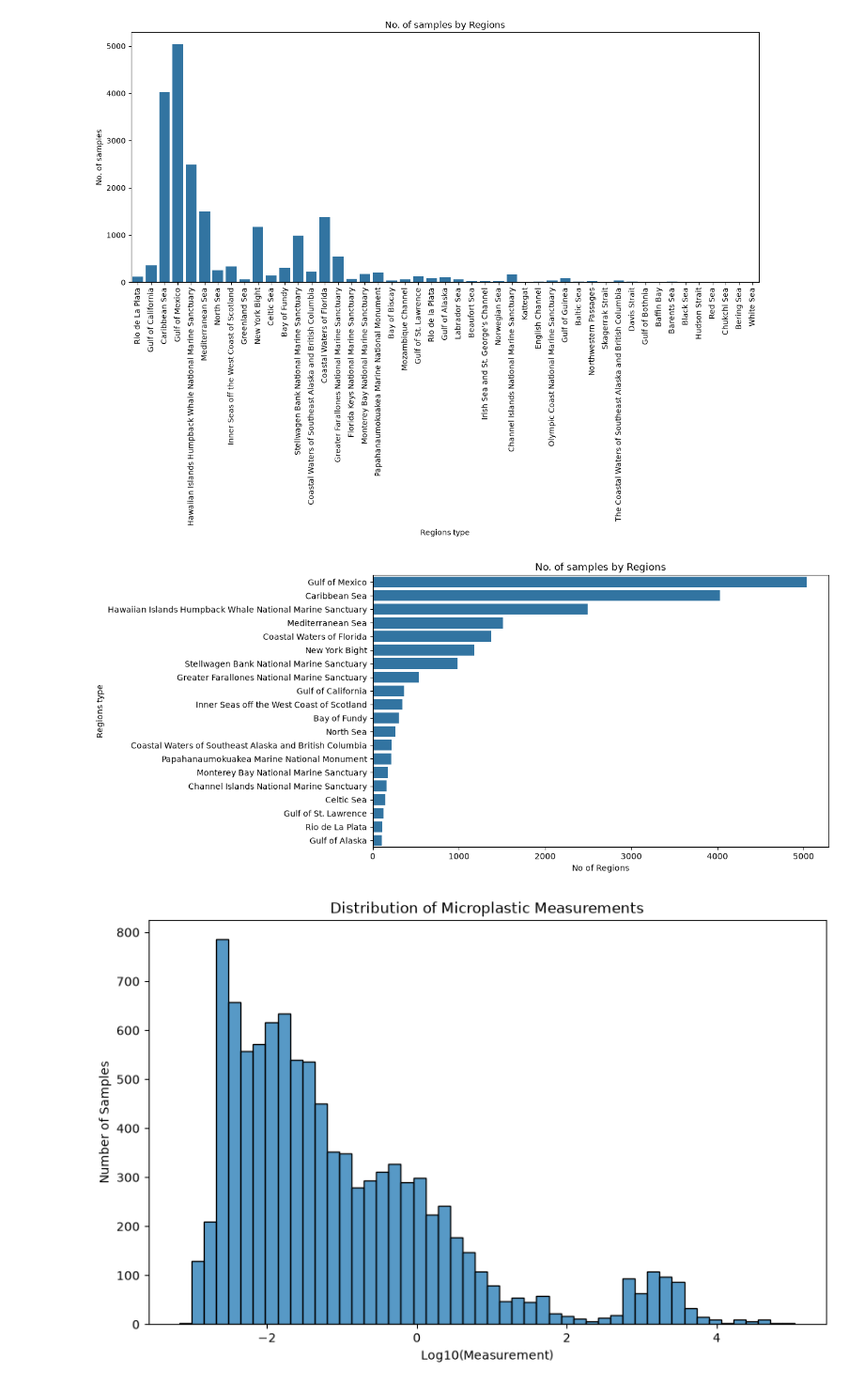
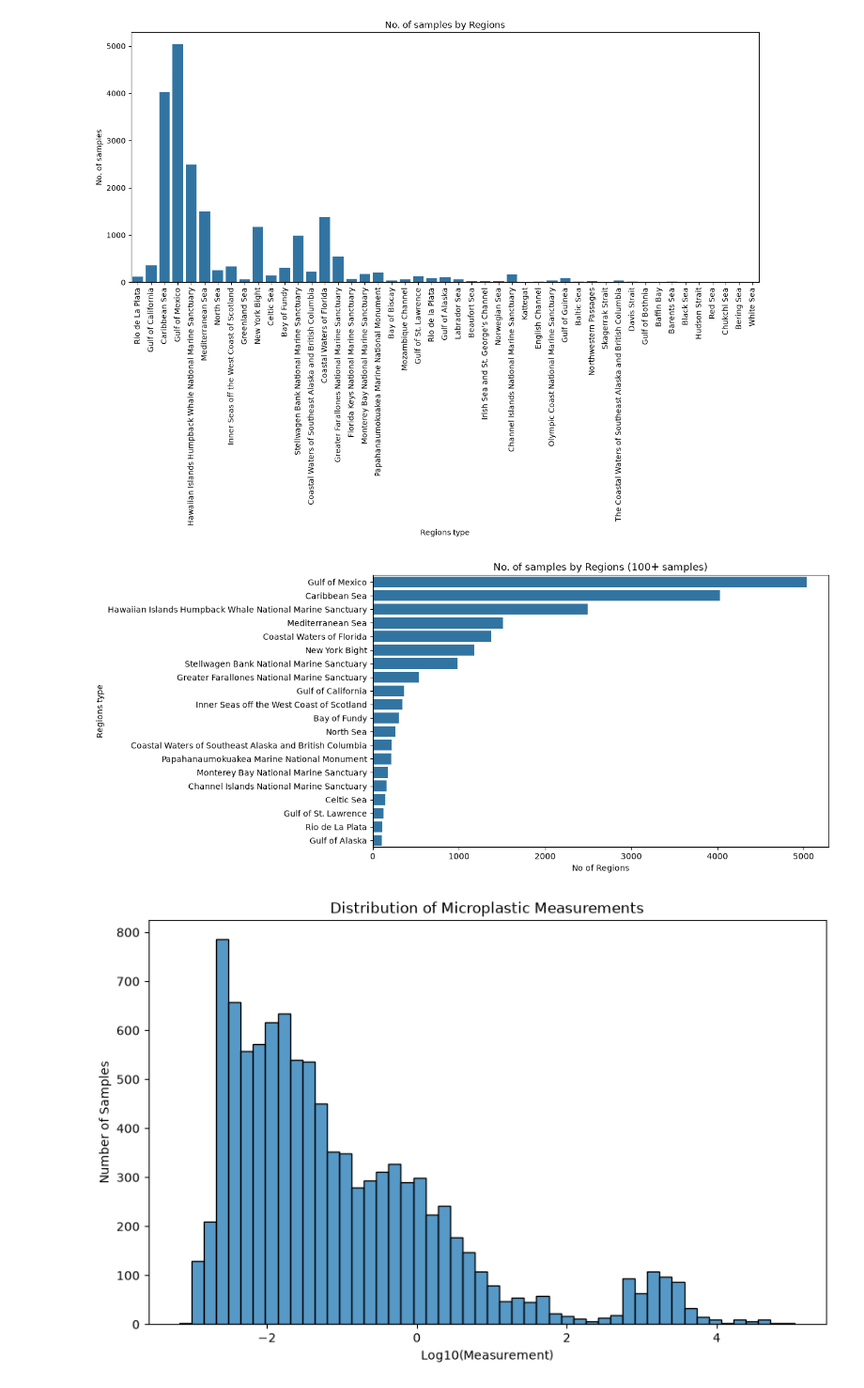
Before and after one commit to EmaSkryp/microplastic-project, a Jupyter notebook: notebooks/1_No.ipynb, the cells around one changed output. Shown at 94% size. Cells and saved outputs as stored; diff of their text form; code cells hidden in the pictures.

```diff
--- a/notebooks/1_No.ipynb
+++ b/notebooks/1_No.ipynb
@@ -194,24 +189,24 @@ plt.show()
 # %%
 #No. of samples by Regions, but limiting the regions that have at least 100 samples to show up
 
 counts = df_clean["Regions"].value_counts()
 counts = counts[counts >= 100]
 counts = counts.sort_values(ascending=False)
 
 plt.figure(figsize=(10, 6))
 
 sns.barplot(
     x=counts.values,
     y=counts.index
 )
 
-plt.title("No. of samples by Regions")
+plt.title("No. of samples by Regions (100+ samples)")
 plt.xlabel("No of Regions")
 plt.ylabel("Regions type")
 
 plt.show()
 # %% [output]
-[figure, old version]
+[figure, new version]
 # %%
 #cell 1
 measurements = df["Measurement"].dropna()
```
Also changed, not shown: parts of 3 cells of this notebook, 1 other file.
